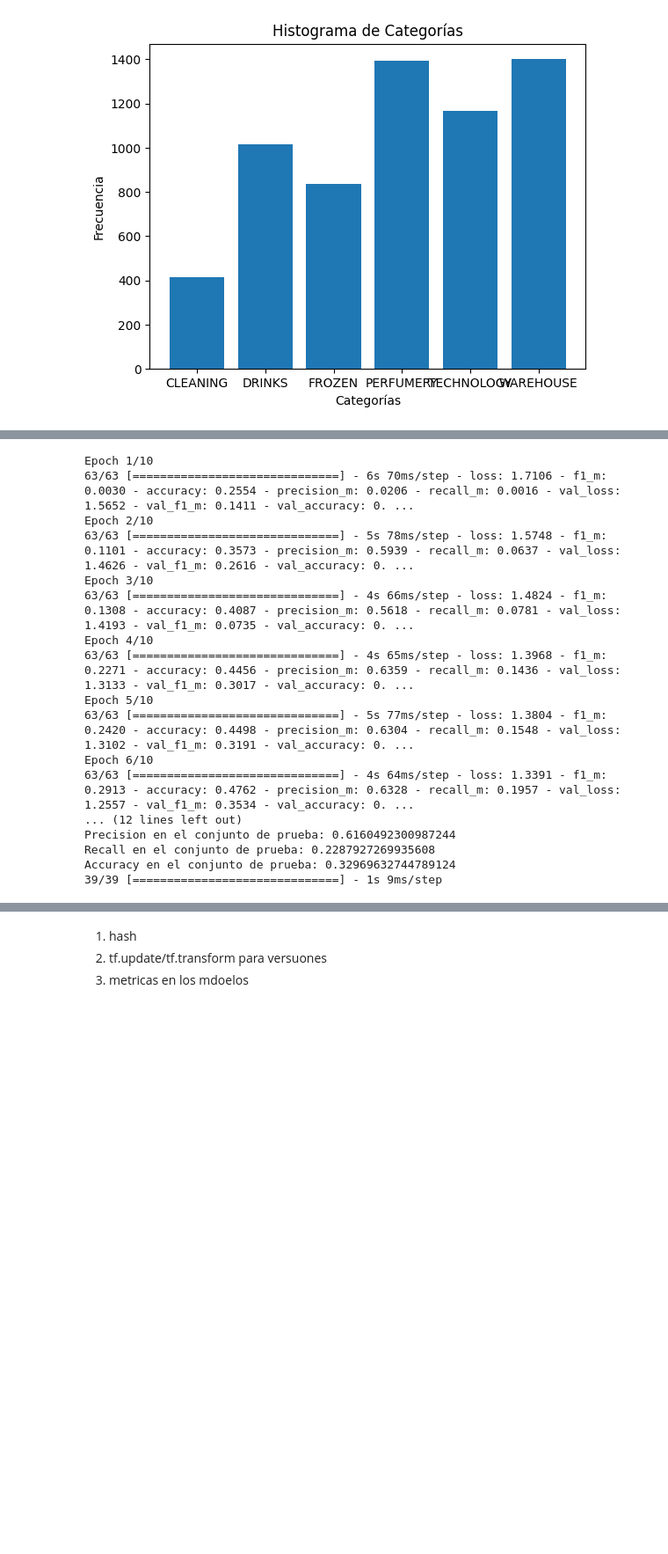
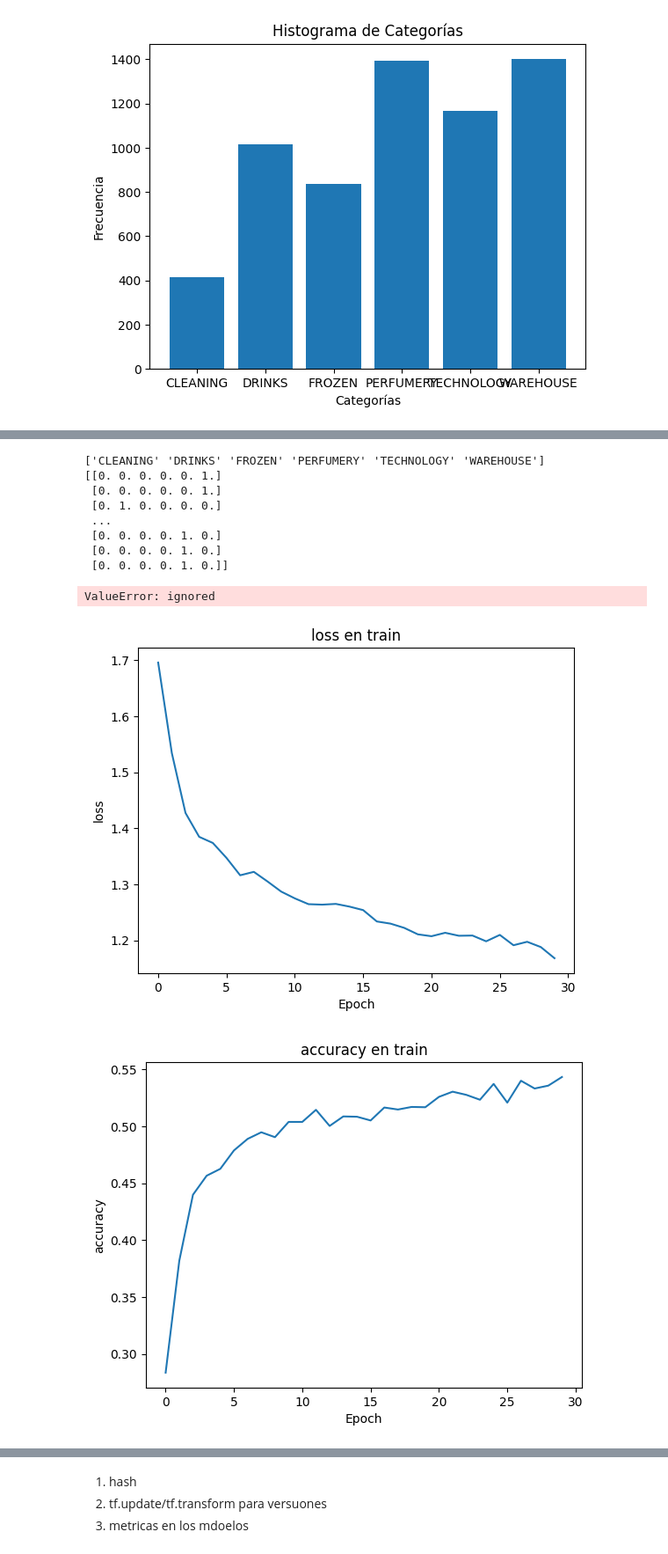
Before and after one commit to piodossantos/obligatorioMLenProd, a Jupyter notebook: notebooks/training.ipynb, the cells around one changed output, grey strips where cells are left out. Shown at 88% size. Saved outputs shown, nothing was run; the diff lists cells and outputs as text; code cells hidden in the pictures; blank space fills up the shorter version.

```diff
--- a/notebooks/training.ipynb
+++ b/notebooks/training.ipynb
@@ -198,43 +223,32 @@ def f1_m(y_true, y_pred):
 # %%
 import numpy as np
 from keras.models import Sequential
-from keras.layers import Conv2D, MaxPooling2D, Flatten, Dense
+from keras.layers import Conv2D, MaxPooling2D, Flatten, Dense, Reshape
 from keras.layers import Dense, Flatten
 from keras.utils import to_categorical
 from sklearn.model_selection import train_test_split
-from sklearn.preprocessing import MinMaxScaler
 from tensorflow.keras.layers.experimental import preprocessing
 from keras.optimizers import Adam
 
 num_categorias = len(np.unique(categories))
 
 
-imagenes = images.reshape(-1, IMAGE_SIZE, IMAGE_SIZE, 3)
 
 categorias_encoded, categorias_mapping = np.unique(categories, return_inverse=True)
+print(categorias_encoded)
 categorias_encoded = to_categorical(categorias_mapping, num_categorias)
-
-scaler = MinMaxScaler()
-imagenes_train, imagenes_test, categorias_train, categorias_test = train_test_split(
-    imagenes, categorias_encoded, test_size=0.2, random_state=42)
+print(categorias_encoded)
 
 
 
-#augmentation
-data_augmentation = Sequential([
-    preprocessing.Rescaling(1./255),
-    preprocessing.RandomRotation(0.15),
-    preprocessing.RandomFlip("vertical"),
-    preprocessing.RandomZoom(0.2),
-    preprocessing.RandomTranslation(0.1, 0.1),
-    preprocessing.RandomContrast(0.3),
-    preprocessing.RandomCrop(30, 30)
-])
+imagenes_train, imagenes_test, categorias_train, categorias_test = train_test_split(
+    images, categorias_encoded, test_size=0.2, random_state=42)
+
 
 
 model = Sequential()
 model.add(data_augmentation)
-
+#model.add(Reshape((-1,IMAGE_SIZE,IMAGE_SIZE,3)))
 model.add(Conv2D(32, (3, 3), activation='relu', input_shape=(IMAGE_SIZE, IMAGE_SIZE, 3)))
 model.add(MaxPooling2D((2, 2)))
 model.add(Conv2D(64, (3, 3), activation='relu'))
@@ -243,38 +257,26 @@ model.add(Conv2D(64, (3, 3), activation='relu'))
 model.add(Flatten())
 model.add(Dense(32, activation='relu'))
 model.add(Dense(num_categorias, activation='softmax'))
-
 opt = Adam(learning_rate=0.001)
 
 model.compile(optimizer=opt, loss='categorical_crossentropy', metrics=['accuracy',f1_m,precision_m, recall_m])
 
-fitted = model.fit(imagenes_train, categorias_train, epochs=10, validation_split=0.2, batch_size=64)
+fitted = model.fit(imagenes_train, categorias_train, epochs=30, validation_split=0.2, batch_size=64)
 
-print(fitted.history)
-loss, accuracy,f1,precision,recall = model.evaluate(imagenes_test, categorias_test)
-print(f"Loss en el conjunto de prueba: {loss}")
-print(f"F1-Score en el conjunto de prueba: {f1}")
-print(f"Precision en el conjunto de prueba: {precision}")
-print(f"Recall en el conjunto de prueba: {recall}")
-
-print(f"Accuracy en el conjunto de prueba: {accuracy}")
-
-predicciones = model.predict(imagenes_test)
+model.save('model1.h5')
 # %% [output]
-Epoch 1/10
-63/63 [==============================] - 6s 70ms/step - loss: 1.7106 - f1_m: 0.0030 - accuracy: 0.2554 - precision_m: 0.0206 - recall_m: 0.0016 - val_loss: 1.5652 - val_f1_m: 0.1411 - val_accuracy: 0. ...
-Epoch 2/10
-63/63 [==============================] - 5s 78ms/step - loss: 1.5748 - f1_m: 0.1101 - accuracy: 0.3573 - precision_m: 0.5939 - recall_m: 0.0637 - val_loss: 1.4626 - val_f1_m: 0.2616 - val_accuracy: 0. ...
-Epoch 3/10
-63/63 [==============================] - 4s 66ms/step - loss: 1.4824 - f1_m: 0.1308 - accuracy: 0.4087 - precision_m: 0.5618 - recall_m: 0.0781 - val_loss: 1.4193 - val_f1_m: 0.0735 - val_accuracy: 0. ...
-Epoch 4/10
-63/63 [==============================] - 4s 65ms/step - loss: 1.3968 - f1_m: 0.2271 - accuracy: 0.4456 - precision_m: 0.6359 - recall_m: 0.1436 - val_loss: 1.3133 - val_f1_m: 0.3017 - val_accuracy: 0. ...
-Epoch 5/10
-63/63 [==============================] - 5s 77ms/step - loss: 1.3804 - f1_m: 0.2420 - accuracy: 0.4498 - precision_m: 0.6304 - recall_m: 0.1548 - val_loss: 1.3102 - val_f1_m: 0.3191 - val_accuracy: 0. ...
-Epoch 6/10
-63/63 [==============================] - 4s 64ms/step - loss: 1.3391 - f1_m: 0.2913 - accuracy: 0.4762 - precision_m: 0.6328 - recall_m: 0.1957 - val_loss: 1.2557 - val_f1_m: 0.3534 - val_accuracy: 0. ...
-... (12 lines left out)
-Precision en el conjunto de prueba: 0.6160492300987244
-Recall en el conjunto de prueba: 0.2287927269935608
-Accuracy en el conjunto de prueba: 0.32969632744789124
-39/39 [==============================] - 1s 9ms/step
+['CLEANING' 'DRINKS' 'FROZEN' 'PERFUMERY' 'TECHNOLOGY' 'WAREHOUSE']
+[[0. 0. 0. 0. 0. 1.]
+ [0. 0. 0. 0. 0. 1.]
+ [0. 1. 0. 0. 0. 0.]
+ ...
+ [0. 0. 0. 0. 1. 0.]
+ [0. 0. 0. 0. 1. 0.]
+ [0. 0. 0. 0. 1. 0.]]
+ValueError: ignored
+# %%
+
+plot_fit(fitted)
+# %% [output]
+[figure, added]
+[figure, added]
```
Also changed, not shown: parts of 15 cells of this notebook, 3 other files.
